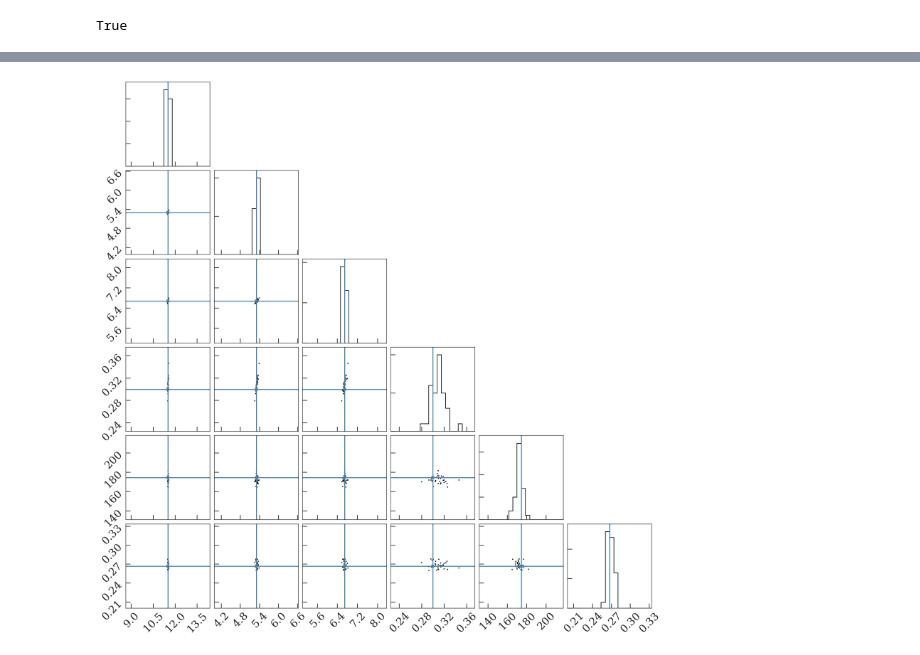
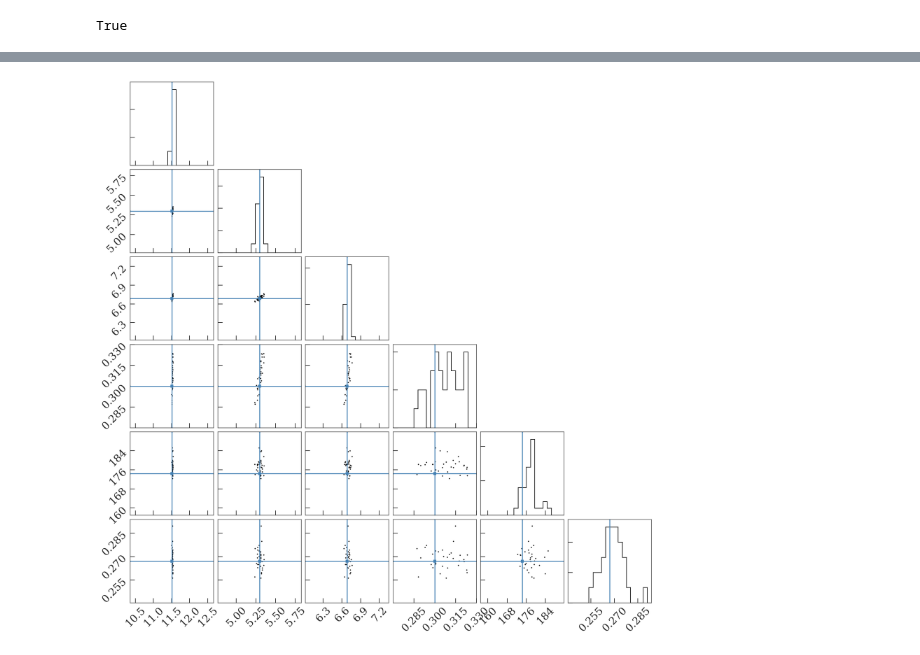
Before and after one commit to adrn/solar-velocity, a Jupyter notebook: notebooks/Simulated-midplane-with-selection.ipynb, the cells around one changed output, grey strips where cells are left out. Drawn from its saved outputs; the diff is of its cells as text; code cells hidden in the pictures.

```diff
--- a/notebooks/Simulated-midplane-with-selection.ipynb
+++ b/notebooks/Simulated-midplane-with-selection.ipynb
@@ -70,12 +71,14 @@ truth = {
 true_args = list(truth.values())
 # %%
 N = 100_000
+rng = np.random.default_rng(seed=42)
 
 args = (truth['h1'].value, truth['h2'].value, truth['f'])
 z_samples = invt_sample_z(
-    lambda *args: np.exp(ln_z_prob_density(*args)),
+    lambda *args: np.exp(ln_two_sech2(*args)),
     args=args,
-    size=N
+    size=N,
+    rng=rng
 ) * u.pc
 
 # x_samples = rng.uniform(-1, 1, size=N) * u.kpc
@@ -139,7 +142,7 @@ for ax, coords, labels in zip(axes,
 
     circ = mpl.patches.Circle(
         (0, 0),
-        radius=maxdist.to_value(u.kpc),
+        radius=max_dist.to_value(u.kpc),
         linewidth=2,
         facecolor='none',
         edgecolor='tab:red'
@@ -183,30 +183,0 @@ get_ln_Veff(x_dens_args, y_dens_args, z_dens_args, gal_args)
-# %%
-x_dens_args = (0., truth['x_sigma'].to_value(u.pc))
-y_dens_args = (0., truth['y_sigma'].to_value(u.pc))
-
-
-def ln_likelihood(p, xyz, sgrA_star, plot=False):
-    lnn0, lnh1, lnh2, f, zsun, roll = p
-
-    gal_args = (sgrA_star, zsun * u.pc, roll * u.rad)
-    rot_xyz = gal_to_schmagal(xyz * u.pc, *gal_args).to_value(u.pc)
-
-    z_dens_args = (np.exp(lnh1), np.exp(lnh2), f)
-
-    if plot:
-        grid = np.linspace(-5000, 5000, 128)
-        plt.hist(rot_xyz[2], bins=grid, density=True);
-
-        val = np.exp(ln_z_prob_density(grid, *z_dens_args))
-        plt.plot(grid, val, marker='')
-        plt.yscale('log')
-    # print(rot_xyz[2] - z_samples.value)
-
-    ln_Veff = get_ln_Veff(x_dens_args, y_dens_args, z_dens_args, gal_args)
-
-    return (
-        - np.exp(lnn0 + ln_Veff) +
-        xyz.shape[1] * lnn0 +
-        ln_prob_density(rot_xyz, 0, x_dens_args, y_dens_args, z_dens_args).sum() +
-        np.log(xyz.shape[1])
-    )
@@ -336,6 +309,6 @@ array([ 11.51393007,   5.31093561,   6.67884214,   0.30906318,
 # %%
 _ = corner.corner(bootstrap_optp, truths=p0, data_kwargs=dict(alpha=1),
-                  range=np.array([0.75, 1.25])[None] * np.array(p0)[:, None],
+                  range=np.array([0.9, 1.1])[None] * np.array(p0)[:, None],
                   plot_contours=False, plot_density=False)
 # %% [output]
 WARNING:root:Too few points to create valid contours
@@ -354 +326 @@ WARNING:root:Too few points to create valid contours
-[figure, old version]
+[figure, new version]
```
Also changed, not shown: parts of 21 cells of this notebook, 3 other files.
